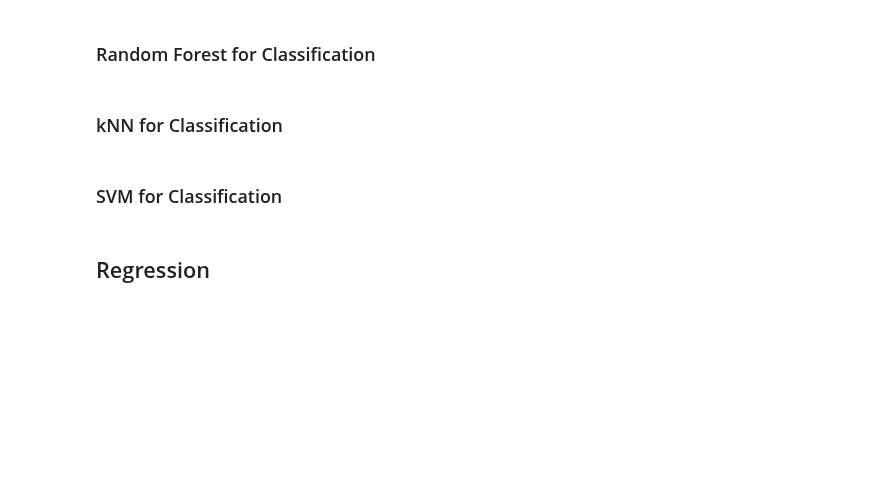
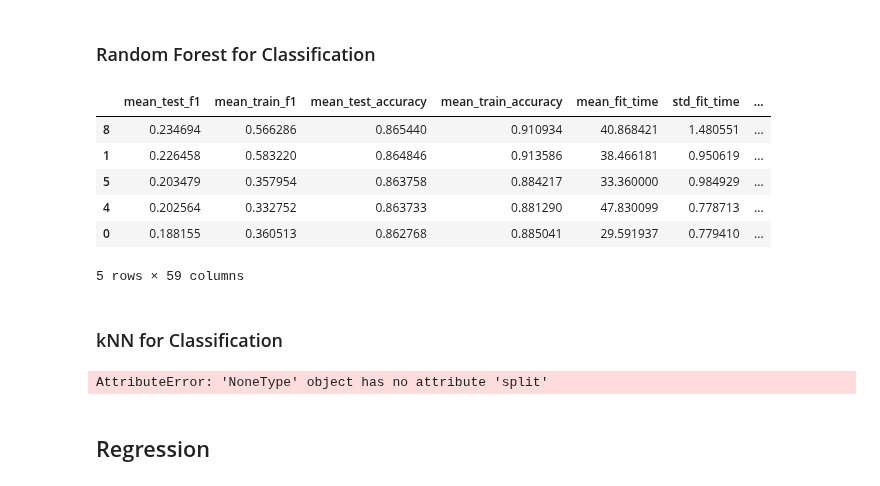
Before and after one commit to BradenAnderson/Accident_Severity_Prediction, a Jupyter notebook: HienEDIT_AndersonLamWeeda_Lab2_Draft.ipynb, the cells around one changed output. Cells and saved outputs as stored; diff of their text form; code cells hidden in the pictures; blank space fills up the shorter version.

```diff
--- a/HienEDIT_AndersonLamWeeda_Lab2_Draft.ipynb
+++ b/HienEDIT_AndersonLamWeeda_Lab2_Draft.ipynb
@@ -1206,9 +1214,81 @@ The method used to divide the data into train and test split is xxx because xxx.
 # %% [markdown]
 ### Random Forest for Classification
+# %%
+X = train_pp_df.drop(columns=["maxsev_binned", "maxsev_imname"])
+y = train_pp_df.loc[:, "maxsev_binned"]
+
+param_distributions = {'n_estimators':[num_trees for num_trees in range(100, 300)],
+                       'max_depth':[None, 10, 11, 12, 13, 14, 15],
+                       'min_samples_split':[2, 5, 10],
+                       'min_samples_leaf':[1, 2, 3]}
+
+rs_severity_rf = RandomizedSearchCV(estimator=RandomForestClassifier(random_state=42),
+                                      param_distributions=param_distributions,
+                                      n_iter=10,
+                                      scoring={'f1':make_scorer(f1_score, pos_label="Fatal"), 'accuracy': make_scorer(accuracy_score)},
+                                      refit='f1',
+                                      n_jobs=-1,
+                                      cv=10,
+                                      random_state=42,
+                                      return_train_score=True,
+                                      error_score="raise")
+
+rs_severity_rf.fit(X, y)
+
+rf_rs_severity_df = pd.DataFrame(rs_severity_rf.cv_results_)
+
+# Sort the randomsearch results dataframe from highest to lowest test f1
+rf_rs_severity_df.sort_values(by="mean_test_f1", ascending=False, inplace=True)
+
+# Reorder columns so its easier to see metrics
+first_columns = ["mean_test_f1", "mean_train_f1", "mean_test_accuracy", "mean_train_accuracy"]
+new_column_order = first_columns + [column for column in rf_rs_severity_df.columns if column not in first_columns]
+rf_rs_severity_df = rf_rs_severity_df.loc[:, new_column_order]
+
+# View the randomsearch results
+rf_rs_severity_df.head()
+# %% [output]
+|  | mean_test_f1 | mean_train_f1 | mean_test_accuracy | mean_train_accuracy | mean_fit_time | std_fit_time | ... |
+| 8 | 0.234694 | 0.566286 | 0.865440 | 0.910934 | 40.868421 | 1.480551 | ... |
+| 1 | 0.226458 | 0.583220 | 0.864846 | 0.913586 | 38.466181 | 0.950619 | ... |
+| 5 | 0.203479 | 0.357954 | 0.863758 | 0.884217 | 33.360000 | 0.984929 | ... |
+| 4 | 0.202564 | 0.332752 | 0.863733 | 0.881290 | 47.830099 | 0.778713 | ... |
+| 0 | 0.188155 | 0.360513 | 0.862768 | 0.885041 | 29.591937 | 0.779410 | ... |
+5 rows × 59 columns
 # %% [markdown]
 ### kNN for Classification
-# %% [markdown]
-### SVM for Classification
+# %%
+X = train_pp_df.drop(columns=["maxsev_binned", "maxsev_imname"])
+y = train_pp_df.loc[:, "maxsev_binned"]
+
+param_distributions = {'n_neighbors':[num_neighbors for num_neighbors in range(4, 101)]}
+
+rs_severity_knn = RandomizedSearchCV(estimator=KNeighborsClassifier(),
+                                      param_distributions=param_distributions,
+                                      n_iter=10,
+                                      scoring={'f1':make_scorer(f1_score, pos_label="Fatal"), 'accuracy': make_scorer(accuracy_score)},
+                                      refit='f1',
+                                      cv=10,
+                                      random_state=42,
+                                      return_train_score=True,
+                                      error_score="raise")
+
+rs_severity_knn.fit(X, y)
+
+#knn_rs_severity_df = pd.DataFrame(rs_severity_knn.cv_results_)
+
+# Sort the randomsearch results dataframe from highest to lowest test f1
+#knn_rs_severity_df.sort_values(by="mean_test_f1", ascending=False, inplace=True)
+
+# Reorder columns so its easier to see metrics
+#first_columns = ["mean_test_f1", "mean_train_f1", "mean_test_accuracy", "mean_train_accuracy"]
+#new_column_order = first_columns + [column for column in knn_rs_severity_df.columns if column not in first_columns]
+#knn_rs_severity_df = knn_rs_severity_df.loc[:, new_column_order]
+
+# View the randomsearch results
+#knn_rs_severity_df.head()
+# %% [output]
+AttributeError: 'NoneType' object has no attribute 'split'
 # %% [markdown]
 ## Regression
 # %% [markdown]
```
Also changed, not shown: parts of 5 cells of this notebook.
